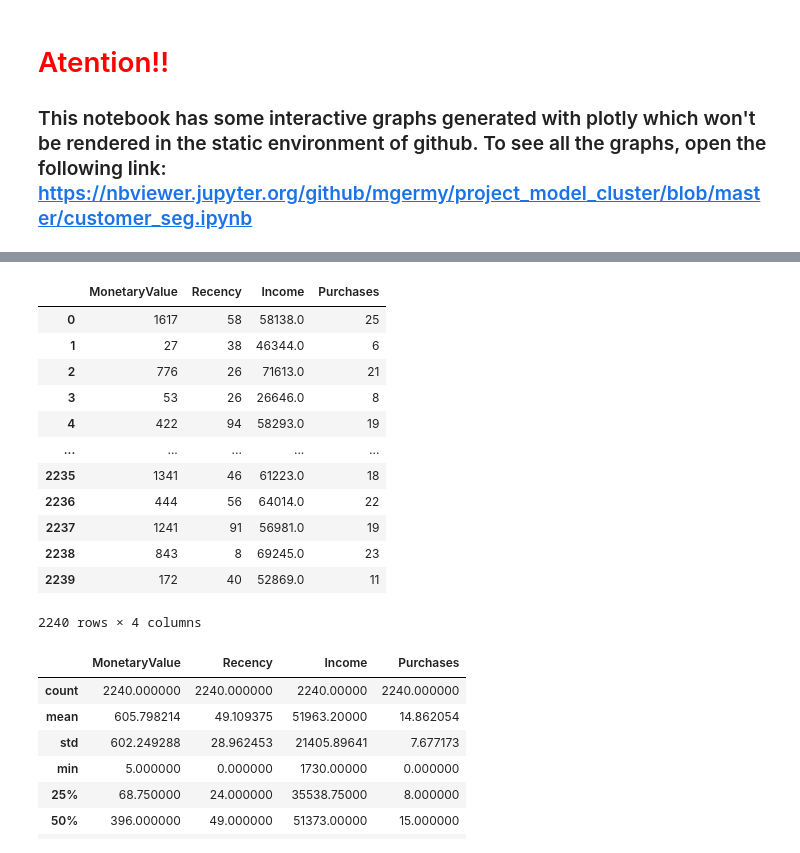
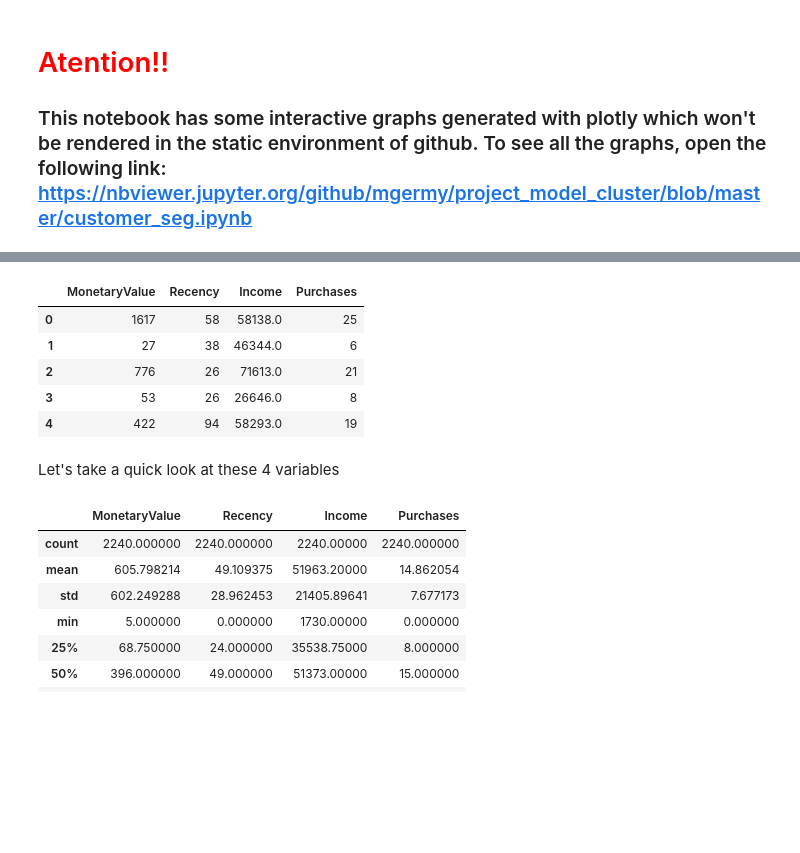
Before and after one commit to mgermy/project_model_cluster, a Jupyter notebook: customer_seg.ipynb, the cells around one changed output, grey strips where cells are left out. Drawn from its saved outputs; the diff is of its cells as text; code cells hidden in the pictures; blank space fills up the shorter version.

```diff
--- a/customer_seg.ipynb
+++ b/customer_seg.ipynb
@@ -29,4 +30,6 @@ warnings.filterwarnings("ignore")
 # %%
-df = pd.read_csv('/Users/mgermano/Documents/coding_test/ifood/project_model_cluster/output/dataset.csv')
-pd.DataFrame(df.dtypes, columns=['Type'])
+df = pd.read_csv(
+    '/Users/mgermano/Documents/coding_test/ifood/project_model_cluster/output/dataset.csv'
+)
+df.head(n=4)
 # %% [output]
@@ -50,14 +44,21 @@ pd.DataFrame(df.dtypes, columns=['Type'])
 # %%
-df['SumMnt'] = df.apply(lambda row: row.MntFishProducts + row.MntMeatProducts + row.MntFruits +
-         row.MntSweetProducts + row.MntWines + row.MntGoldProds, axis=1)
-df['SumPurchases'] = df.apply(lambda row: row.NumDealsPurchases + row.NumWebPurchases + row.NumCatalogPurchases	 +
-         row.NumStorePurchases, axis=1)
+df['SumMnt'] = df.apply(
+    lambda row: row.MntFishProducts + row.MntMeatProducts + row.MntFruits + row
+    .MntSweetProducts + row.MntWines + row.MntGoldProds,
+    axis=1)
+df['SumPurchases'] = df.apply(
+    lambda row: row.NumDealsPurchases + row.NumWebPurchases + row.
+    NumCatalogPurchases + row.NumStorePurchases,
+    axis=1)
 # %%
 # select the features we want
-df_rfi = df[['SumMnt','Recency','Income','SumPurchases']]
+df_rfi = df[['SumMnt', 'Recency', 'Income', 'SumPurchases']]
 
 # Rename the columns
-df_rfi.rename(columns={'SumMnt': 'MonetaryValue',
-                      'Recency':'Recency',
-                      'Income':'Income',
-                      'SumPurchases':'Purchases'}, inplace=True)
+df_rfi.rename(columns={
+    'SumMnt': 'MonetaryValue',
+    'Recency': 'Recency',
+    'Income': 'Income',
+    'SumPurchases': 'Purchases'
+},
+              inplace=True)
@@ -64,18 +67,13 @@ df_rfi.rename(columns={'SumMnt': 'MonetaryValue',
 # %%
-df_rfi
+df_rfi.head()
 # %% [output]
 |  | MonetaryValue | Recency | Income | Purchases |
 | 0 | 1617 | 58 | 58138.0 | 25 |
 | 1 | 27 | 38 | 46344.0 | 6 |
 | 2 | 776 | 26 | 71613.0 | 21 |
 | 3 | 53 | 26 | 26646.0 | 8 |
 | 4 | 422 | 94 | 58293.0 | 19 |
-| ... | ... | ... | ... | ... |
-| 2235 | 1341 | 46 | 61223.0 | 18 |
-| 2236 | 444 | 56 | 64014.0 | 22 |
-| 2237 | 1241 | 91 | 56981.0 | 19 |
-| 2238 | 843 | 8 | 69245.0 | 23 |
-| 2239 | 172 | 40 | 52869.0 | 11 |
-2240 rows × 4 columns
+# %% [markdown]
+Let's take a quick look at these 4 variables
 # %%
 f, ax = plt.subplots(figsize=(10, 5))
```
Also changed, not shown: parts of 35 cells of this notebook, 7 other files.
